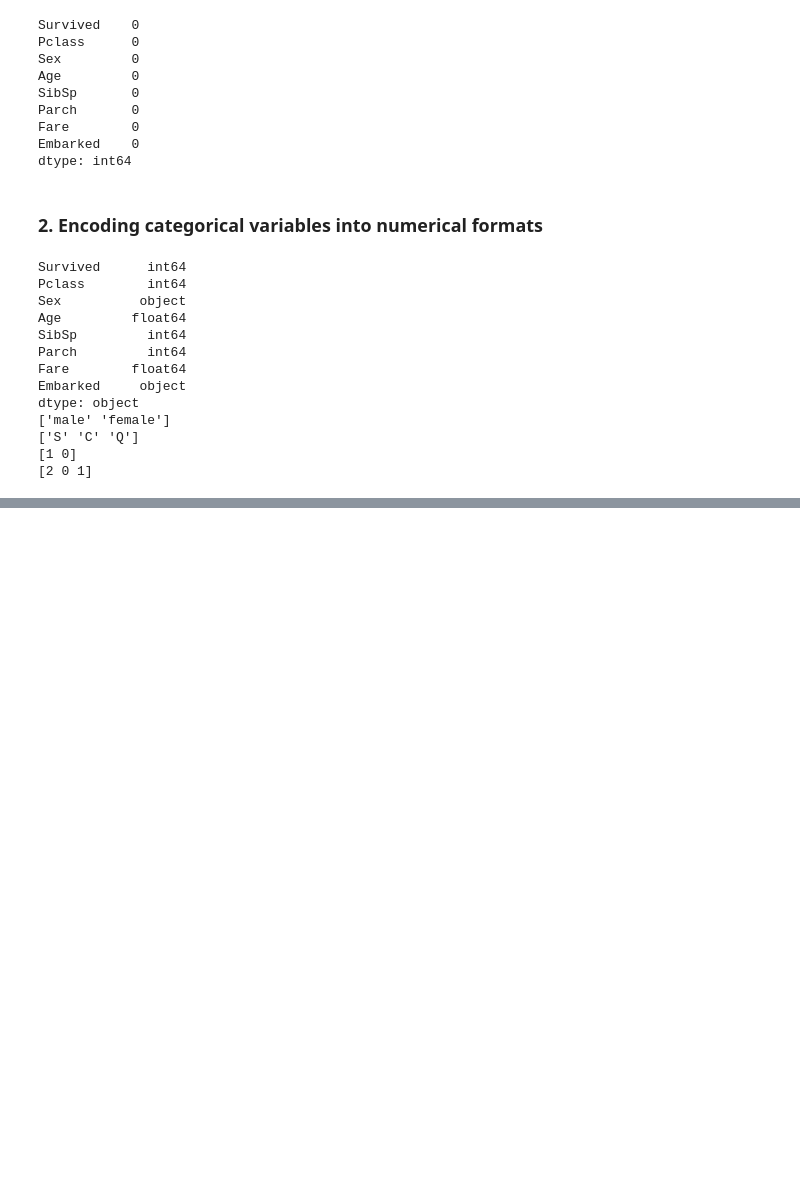
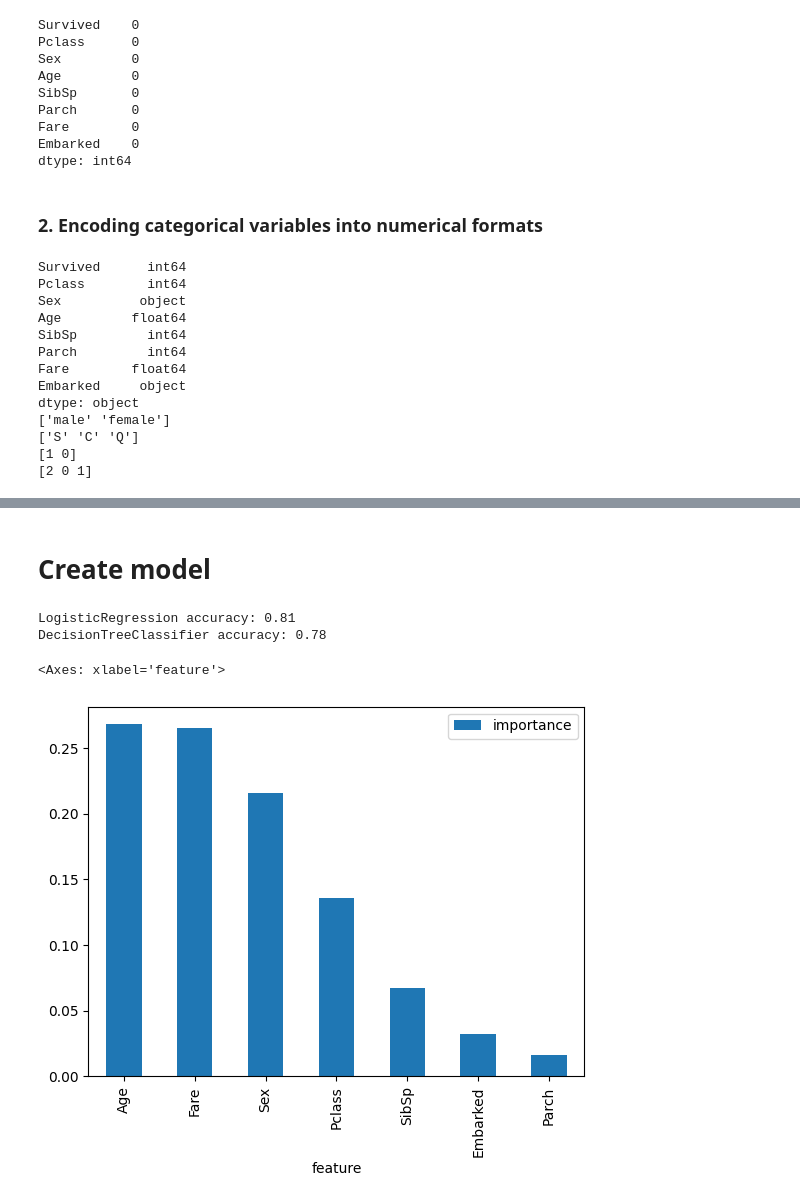
Before and after one commit to jung1230/4Fun, a Jupyter notebook: Titanic - Machine Learning from Disaster(kaggle challenge))/titanic.ipynb, the cells around one changed output, grey strips where cells are left out. Saved outputs shown, nothing was run; the diff lists cells and outputs as text; code cells hidden in the pictures; blank space fills up the shorter version.

Commit message:
Implement two model from sklearn

```diff
--- a/Titanic - Machine Learning from Disaster(kaggle challenge))/titanic.ipynb
+++ b/Titanic - Machine Learning from Disaster(kaggle challenge))/titanic.ipynb
@@ -217,0 +249,52 @@ dtype: object
+# %%
+from sklearn.preprocessing import StandardScaler
+# Initialize the StandardScaler
+scaler = StandardScaler()
+
+# Fit the scaler on the training data and transform it. This modifies the scaler as well
+x_train_scaled = scaler.fit_transform(x_train)
+
+# Transform the test data using the same scaler
+x_val_scaled = scaler.transform(x_val)
+# %% [markdown]
+# Create model
+# %%
+from sklearn.linear_model import LogisticRegression
+from sklearn.metrics import accuracy_score
+from sklearn.tree import DecisionTreeClassifier
+
+# Initialize model
+model = LogisticRegression()
+# Train the model
+model.fit(x_train_scaled, y_train)
+# Predict on validation set
+y_val_pred = model.predict(x_val_scaled)
+# Evaluate performance
+accuracy = accuracy_score(y_val, y_val_pred)
+print(f"LogisticRegression accuracy: {accuracy:.2f}")
+
+# Initialize model
+tree = DecisionTreeClassifier(criterion = 'entropy', random_state = 0)
+# Train the model
+tree.fit(x_train_scaled, y_train)
+# Predict on validation set
+y_val_pred = tree.predict(x_val_scaled)
+# Evaluate performance
+accuracy = accuracy_score(y_val, y_val_pred)
+print(f"DecisionTreeClassifier accuracy: {accuracy:.2f}")
+# %% [output]
+LogisticRegression accuracy: 0.81
+DecisionTreeClassifier accuracy: 0.78
+# %%
+import numpy as np
+# Get feature impornt
+decisionTree = tree
+importances = pd.DataFrame({'feature':TrainData.iloc[:, 1:8].columns, 'importance': np.round(decisionTree.feature_importances_, 3)} )
+importances = importances.sort_values('importance', ascending = False).set_index('feature')
+importances
+
+# visualize the importance
+importances.plot.bar()
+# %% [output]
+<Axes: xlabel='feature'>
+[figure, added]
```
Also changed, not shown: parts of 4 cells of this notebook.
